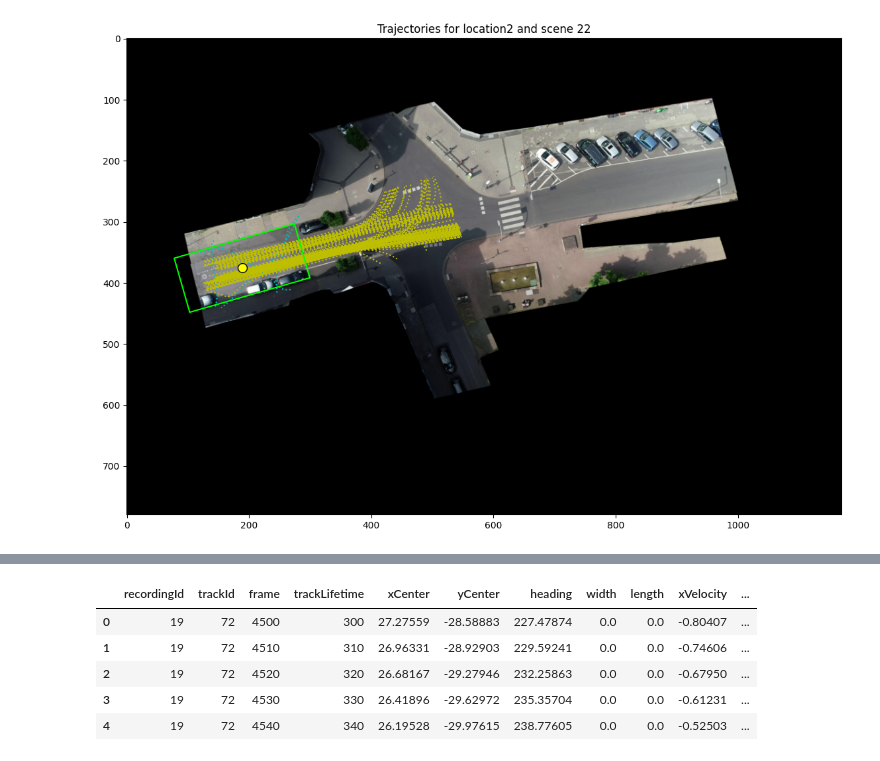
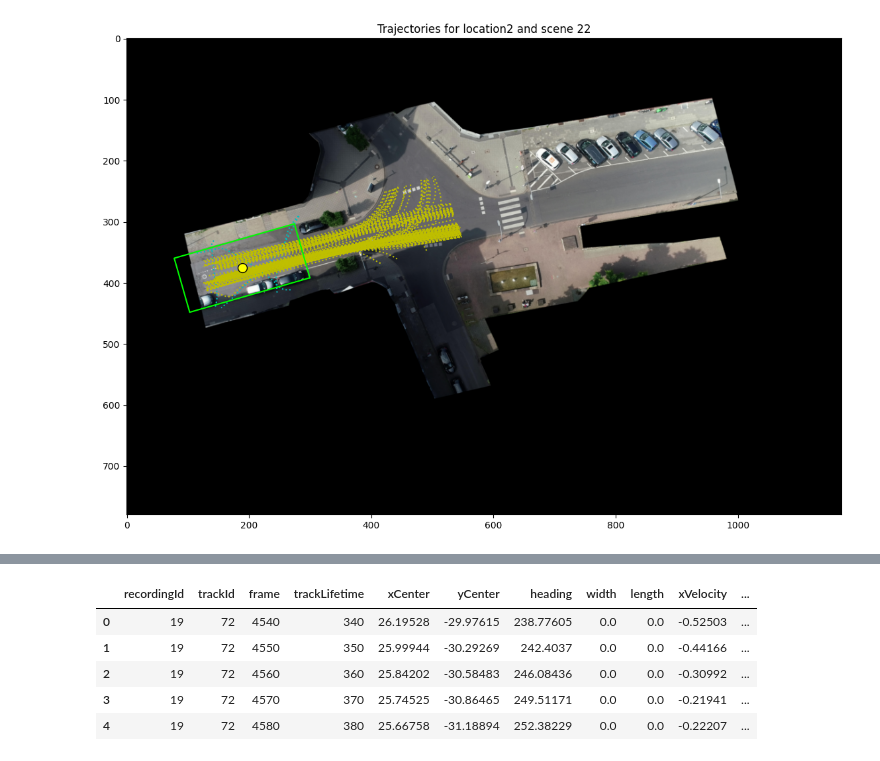
Before and after one commit to ika-rwth-aachen/drone-dataset-tools, a Jupyter notebook: src/notebooks/RecordingData.ipynb, the cells around one changed output, grey strips where cells are left out. Drawn from its saved outputs; the diff is of its cells as text; code cells hidden in the pictures.

```diff
--- a/src/notebooks/RecordingData.ipynb
+++ b/src/notebooks/RecordingData.ipynb
@@ -233,11 +136,11 @@ downSceneData2.getClippedPedDfs().head()
-# %%
-pedDf = downSceneData2.getClippedPedDfs()
-pedDf = pedDf[pedDf["uniqueTrackId"] == 19072]
-pedDf.head()
-# %% [output]
-|  | recordingId | trackId | frame | trackLifetime | xCenter | yCenter | heading | width | length | xVelocity | ... |
-| 0 | 19 | 72 | 4500 | 300 | 27.27559 | -28.58883 | 227.47874 | 0.0 | 0.0 | -0.80407 | ... |
-| 1 | 19 | 72 | 4510 | 310 | 26.96331 | -28.92903 | 229.59241 | 0.0 | 0.0 | -0.74606 | ... |
-| 2 | 19 | 72 | 4520 | 320 | 26.68167 | -29.27946 | 232.25863 | 0.0 | 0.0 | -0.67950 | ... |
-| 3 | 19 | 72 | 4530 | 330 | 26.41896 | -29.62972 | 235.35704 | 0.0 | 0.0 | -0.61231 | ... |
-| 4 | 19 | 72 | 4540 | 340 | 26.19528 | -29.97615 | 238.77605 | 0.0 | 0.0 | -0.52503 | ... |
+# %%
+localDf = sceneData.getPedDataInSceneCorrdinates()
+# %%
+localDf.head()
+# %% [output]
+|  | recordingId | trackId | frame | trackLifetime | xCenter | yCenter | heading | width | length | xVelocity | ... |
+| 0 | 19 | 72 | 4540 | 340 | 26.19528 | -29.97615 | 238.77605 | 0.0 | 0.0 | -0.52503 | ... |
+| 1 | 19 | 72 | 4550 | 350 | 25.99944 | -30.29269 | 242.4037 | 0.0 | 0.0 | -0.44166 | ... |
+| 2 | 19 | 72 | 4560 | 360 | 25.84202 | -30.58483 | 246.08436 | 0.0 | 0.0 | -0.30992 | ... |
+| 3 | 19 | 72 | 4570 | 370 | 25.74525 | -30.86465 | 249.51171 | 0.0 | 0.0 | -0.21941 | ... |
+| 4 | 19 | 72 | 4580 | 380 | 25.66758 | -31.18894 | 252.38229 | 0.0 | 0.0 | -0.22207 | ... |
```
Also changed, not shown: parts of 17 cells of this notebook, 3 other files.
